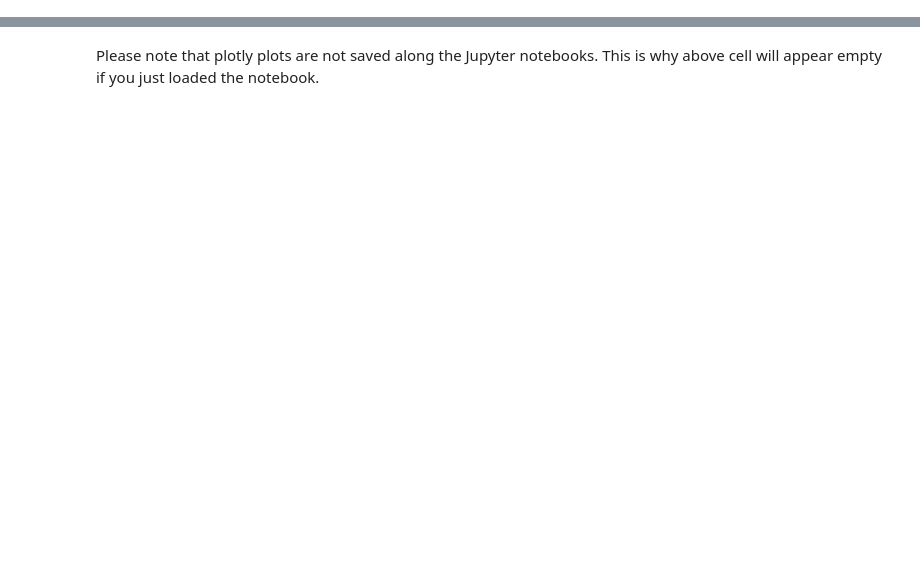
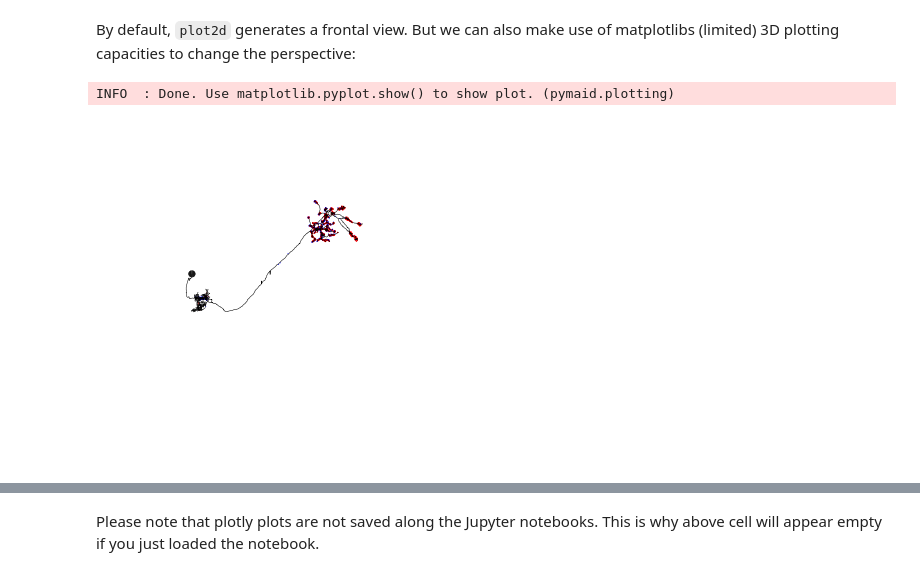
Before and after one commit to navis-org/pymaid, a Jupyter notebook: examples/plot_neurons.ipynb, the cells around one changed output, grey strips where cells are left out. Drawn from its saved outputs; the diff is of its cells as text; code cells hidden in the pictures; blank space fills up the shorter version.

```diff
--- a/examples/plot_neurons.ipynb
+++ b/examples/plot_neurons.ipynb
@@ -36,0 +52,12 @@ plt.show()
+# %% [markdown]
+By default, `plot2d` generates a frontal view. But we can also make use of matplotlibs (limited) 3D plotting capacities to change the perspective:
+# %%
+# Plot with method 3d
+fig, ax = n.plot2d(method='3d')
+# Change camera angle to lateral view
+ax.elev = 0
+ax.azim = 0
+plt.show()
+# %% [output]
+INFO  : Done. Use matplotlib.pyplot.show() to show plot. (pymaid.plotting)
+[figure, added]
```
Also changed, not shown: parts of 18 cells of this notebook, 3 other files.
